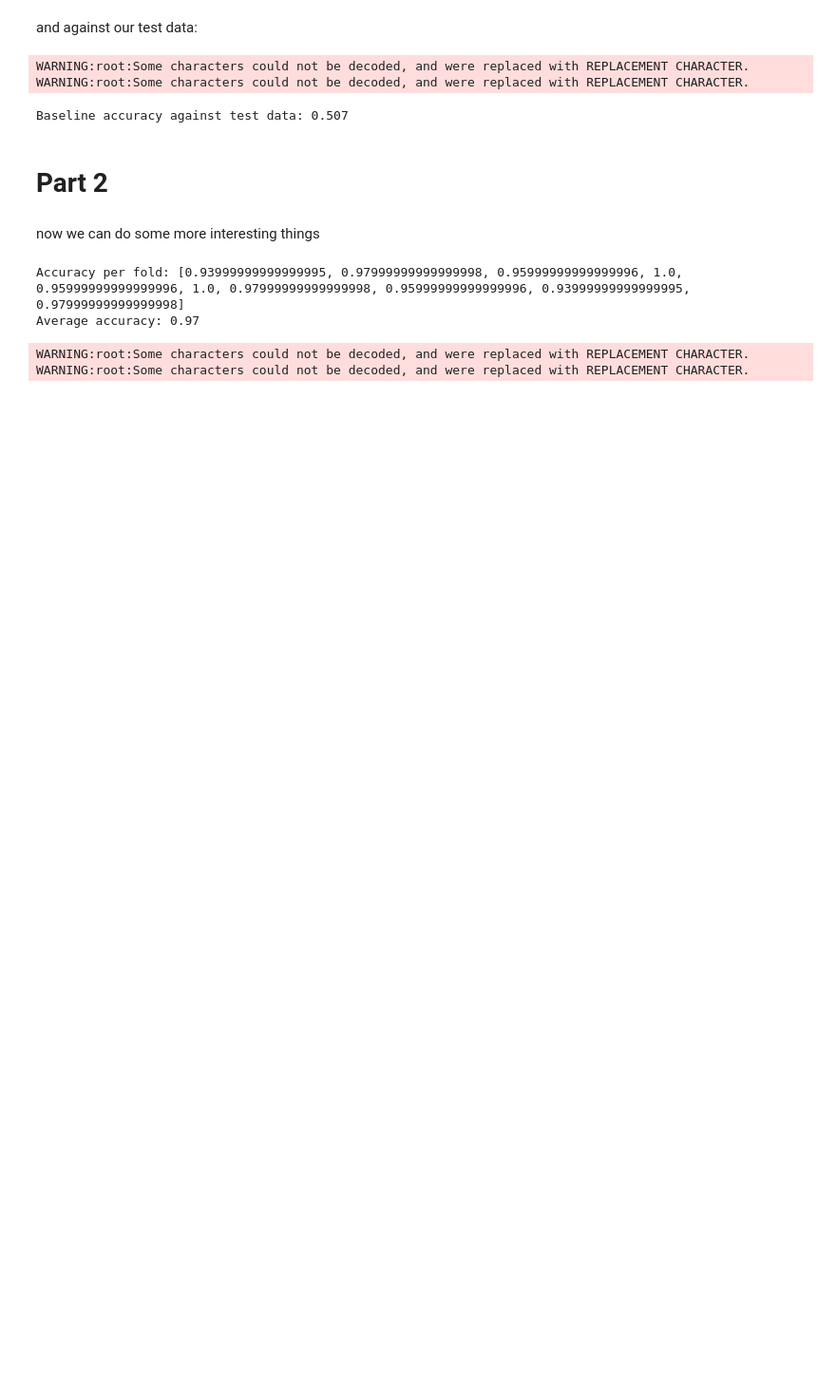
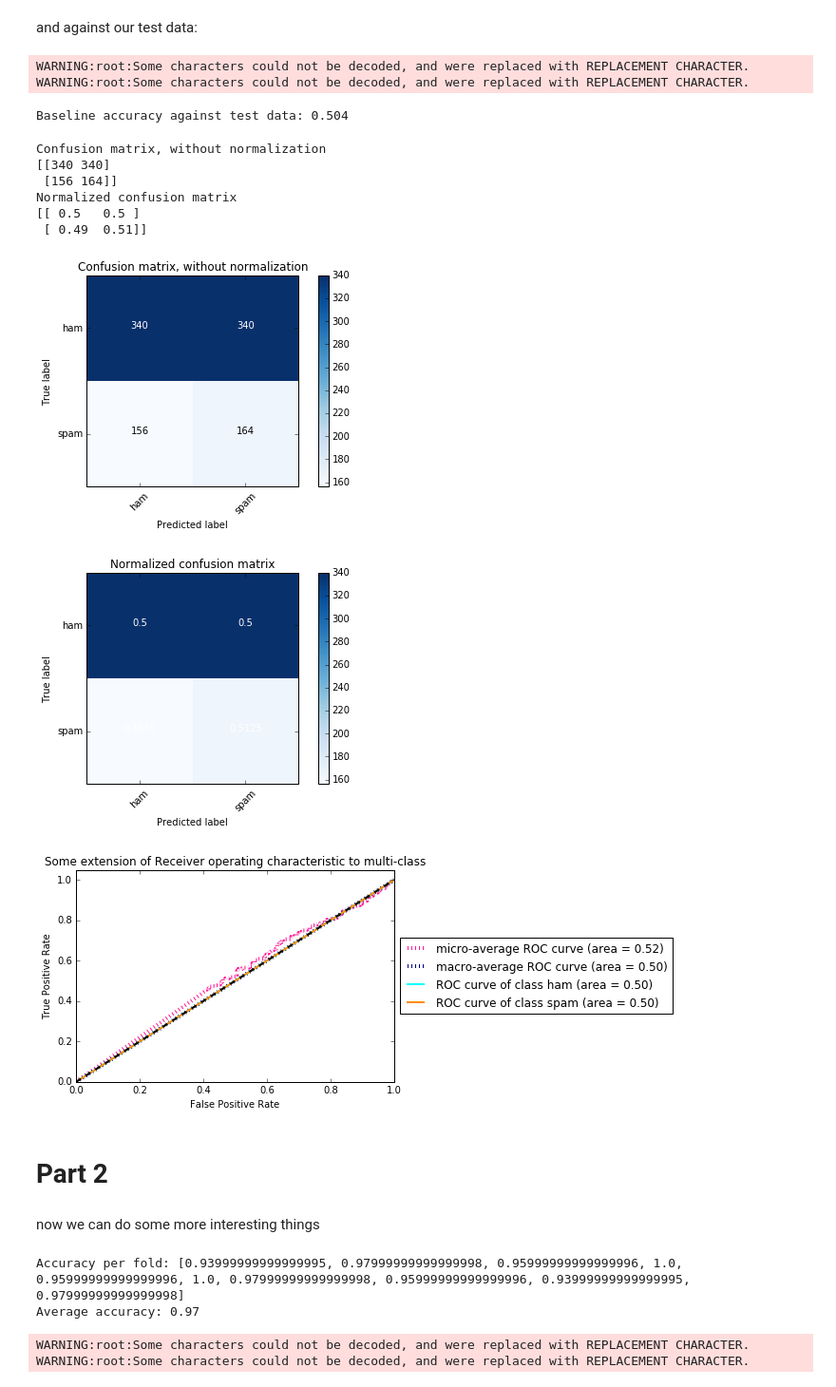
Before and after one commit to mikejcooper/Spam-Filter-Bayes-Linear-Classifier, a Jupyter notebook: filter.ipynb, the cells around one changed output. Shown at 95% size. Drawn from its saved outputs; the diff is of its cells as text; code cells hidden in the pictures; blank space fills up the shorter version.

```diff
--- a/filter.ipynb
+++ b/filter.ipynb
@@ -441,15 +545,29 @@ Baseline average accuracy: 0.47
 # %% [markdown]
 and against our test data:
 # %%
-dummy_predicted = clf_pipe_dummy.fit(training_data, training_labels).predict(test_data)
+predictions['test-dummy-p1'] = clf_pipe_dummy.fit(training_data, training_labels).predict(test_data)
+predictions['test-dummy-p1-prob'] = clf_pipe_dummy.fit(training_data, training_labels).predict_proba(test_data)
 
-dummy_accuracy = accuracy_score(test_labels, dummy_predicted)
+dummy_accuracy = accuracy_score(test_labels, predictions['test-dummy-p1'])
 
 print "Baseline accuracy against test data:", dummy_accuracy
 # %% [output]
 WARNING:root:Some characters could not be decoded, and were replaced with REPLACEMENT CHARACTER.
 WARNING:root:Some characters could not be decoded, and were replaced with REPLACEMENT CHARACTER.
-Baseline accuracy against test data: 0.507
+Baseline accuracy against test data: 0.504
+# %%
+plotConfusionMatrices(test_labels, predictions['test-dummy-p1'])
+plotProbaROC(test_labels, predictions['test-dummy-p1'], predictions['test-dummy-p1-prob'])
+# %% [output]
+Confusion matrix, without normalization
+[[340 340]
+ [156 164]]
+Normalized confusion matrix
+[[ 0.5   0.5 ]
+ [ 0.49  0.51]]
+[figure, added]
+[figure, added]
+[figure, added]
 # %% [markdown]
 # Part 2
 # %% [markdown]
```
Also changed, not shown: parts of 20 cells of this notebook.
